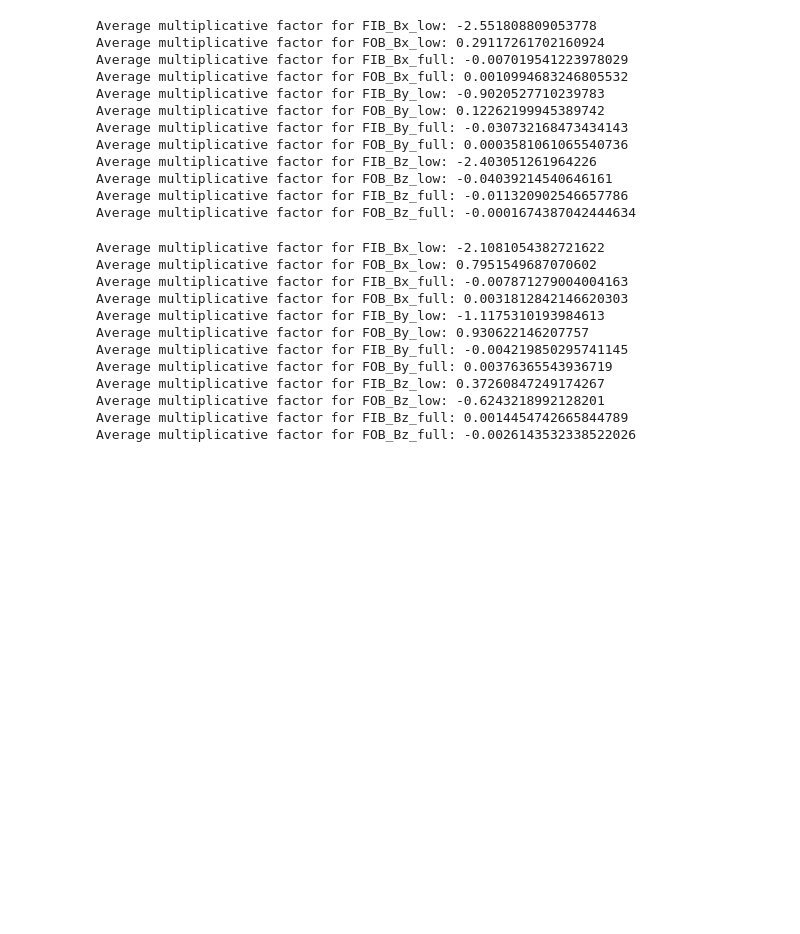
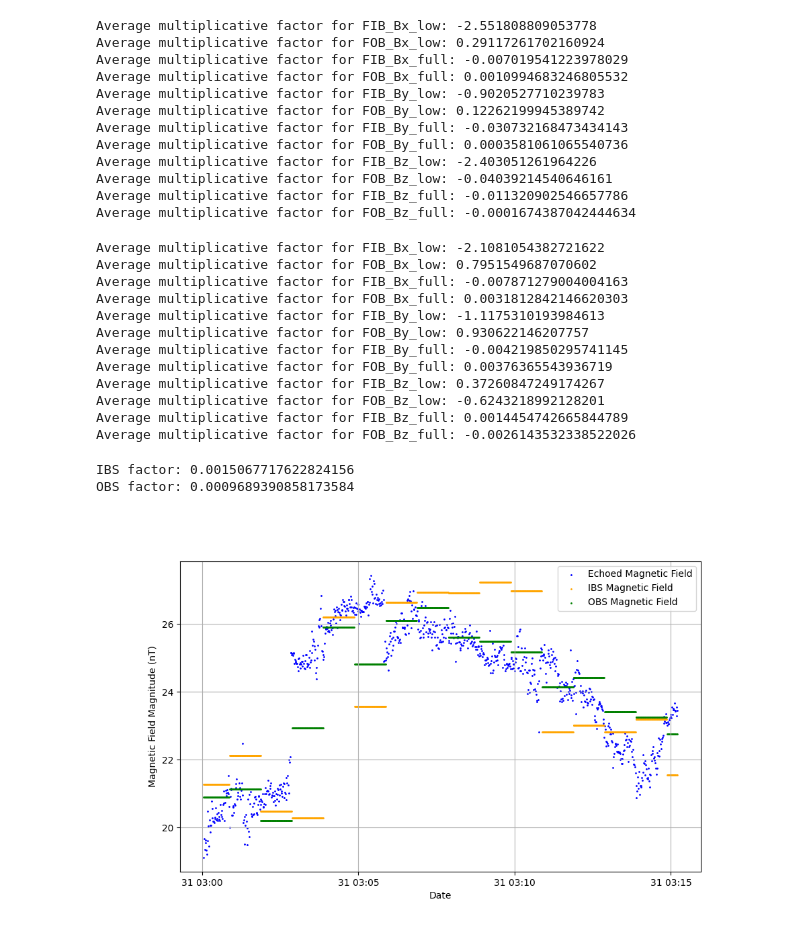
Before and after one commit to Pitcholine21/RPWI_Code, a Jupyter notebook: get_calibration_factors.ipynb, the cells around one changed output. Saved outputs shown, nothing was run; the diff lists cells and outputs as text; code cells hidden in the pictures; blank space fills up the shorter version.

```diff
--- a/get_calibration_factors.ipynb
+++ b/get_calibration_factors.ipynb
@@ -302,3 +368,40 @@ Average multiplicative factor for FIB_Bz_low: 0.37260847249174267
 Average multiplicative factor for FOB_Bz_low: -0.6243218992128201
 Average multiplicative factor for FIB_Bz_full: 0.0014454742665844789
 Average multiplicative factor for FOB_Bz_full: -0.0026143532338522026
+# %%
+# Get |B| multiplicative factors for 2025/03/31
+
+hk_path = "../DATA/jmag_extracted_hk/JUI_JMAG_2025-03-01_2025-04-01_V001.csv"
+echoed_path = "../DATA/jmag_echoed/2025/03/31/JUICE_LU_RPWI-PPTD-LWYRPW79710_20250331T030003_V01.cdf"
+
+echoed_cdf = cdflib.CDF(echoed_path)
+
+echoed_epoch = echoed_cdf.varget('Epoch')
+echoed_Bx = echoed_cdf.varget('LWT79713')
+echoed_By = echoed_cdf.varget('LWT79714')
+echoed_Bz = echoed_cdf.varget('LWT79715')
+
+echoed_epoch = cdflib.cdfepoch.to_datetime(echoed_epoch)
+echoed_epoch = np.array(echoed_epoch, dtype='datetime64[ms]').astype('O')
+
+B_echoed, B_IBS, B_OBS = get_magnitudes(hk_path, echoed_Bx, echoed_By, echoed_Bz, echoed_epoch)
+
+IBS_factor = np.nanmean(B_echoed) / np.nanmean(B_IBS)
+OBS_factor = np.nanmean(B_echoed) / np.nanmean(B_OBS)
+
+print(f"IBS factor: {IBS_factor}")
+print(f"OBS factor: {OBS_factor}")
+
+plt.figure(figsize=(10, 6))
+plt.scatter(echoed_epoch, B_echoed, label='Echoed Magnetic Field', s=1, color='blue')
+plt.scatter(echoed_epoch, IBS_factor*np.array(B_IBS), label='IBS Magnetic Field', s=1, color='orange')
+plt.scatter(echoed_epoch, OBS_factor*np.array(B_OBS), label='OBS Magnetic Field', s=1, color='green')
+plt.xlabel('Date')
+plt.ylabel('Magnetic Field Magnitude (nT)')
+plt.grid()
+plt.legend()
+plt.show()
+# %% [output]
+IBS factor: 0.0015067717622824156
+OBS factor: 0.0009689390858173584
+[figure, added]
```
Also changed, not shown: parts of 3 cells of this notebook, 11 other files.
